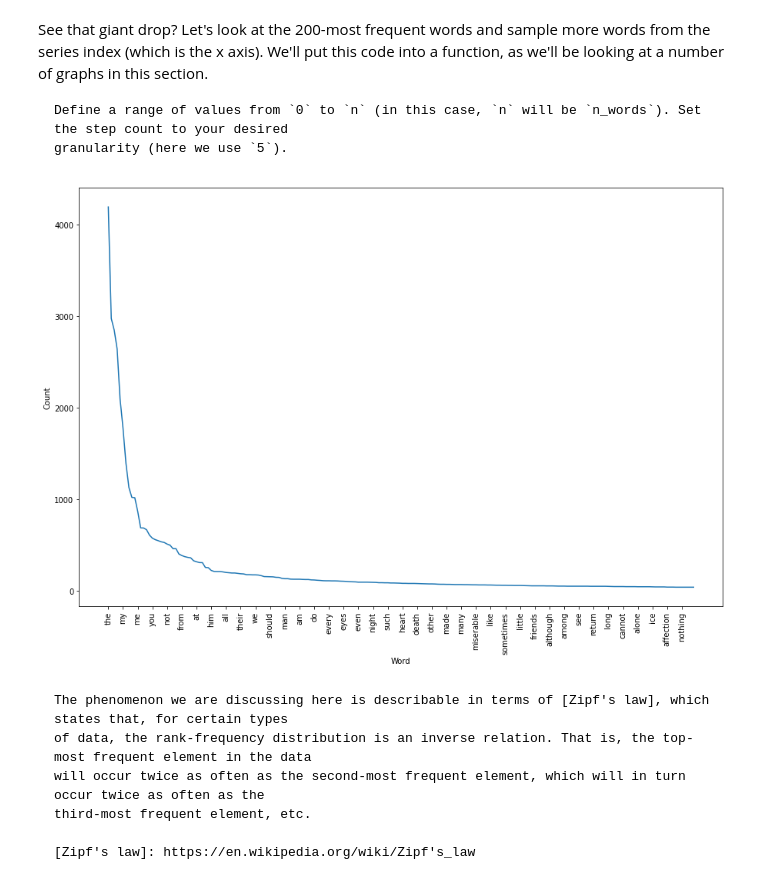
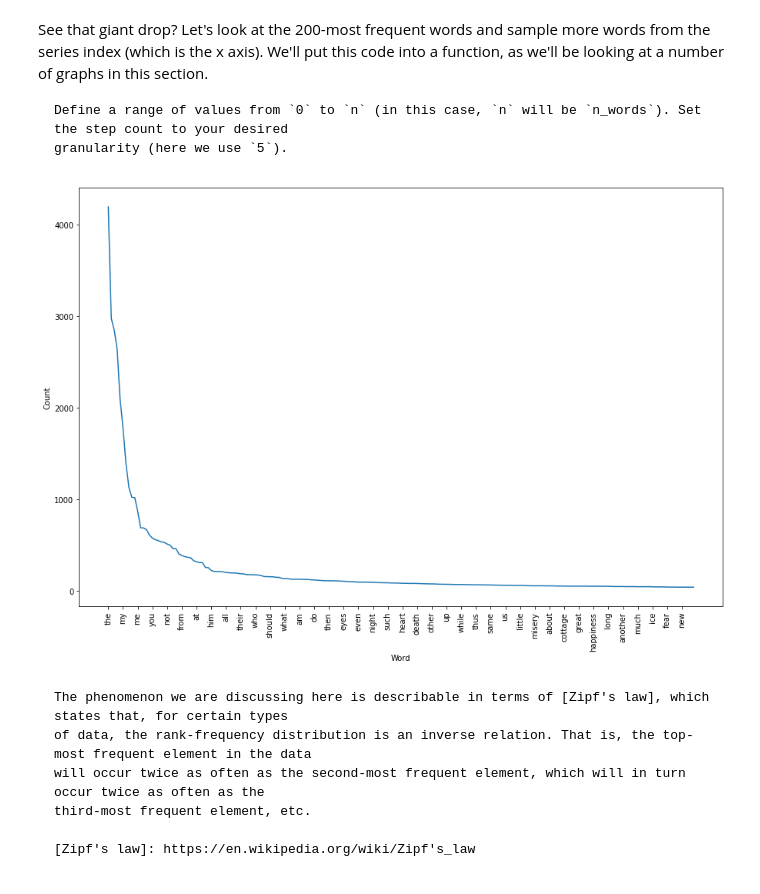
Before and after one commit to ucdavisdatalab/workshop_getting_started_with_textual_data, a Jupyter notebook: 02_cleaning-and-counting.ipynb, the cells around one changed output. Drawn from its saved outputs; the diff is of its cells as text; code cells hidden in the pictures.

````diff
--- a/02_cleaning-and-counting.ipynb
+++ b/02_cleaning-and-counting.ipynb
@@ -249,8 +249,7 @@ but this time, our metrics are much more robust. Let's use `Pandas` to make a qu
 # %%
 import pandas as pd
 
-cleaned_counts = pd.DataFrame(cleaned, columns = ['WORD'])
-cleaned_counts = cleaned_counts.groupby('WORD').size().sort_values(ascending=False)
-pd.DataFrame(cleaned_counts.head(25), columns = ['COUNT'])
+cleaned_counts = pd.Series(cleaned).value_counts()
+pd.DataFrame(cleaned_counts, columns = ['COUNT']).head(25)
 # %% [output]
 |  | COUNT |
@@ -297,16 +295,18 @@ granularity (here we use `5`).
 # %%
 def plot_counts(word_counts, n_words=200, label_sample=5):
     xticks_sample = range(0, n_words, label_sample)
-    word_counts[:n_words].plot(figsize = (15, 10),
-                               ylabel = "Count",
-                               xlabel = "Word",
-                               xticks = xticks_sample,
-                               rot = 90
-                              );
+
+    word_counts[:n_words].plot(
+        figsize = (15, 10),
+        ylabel = "Count",
+        xlabel = "Word",
+        xticks = xticks_sample,
+        rot = 90
+    );
 
 plot_counts(cleaned_counts, n_words=200, label_sample=5)
 # %% [output]
-[figure, old version]
+[figure, new version]
 # %% [markdown]
 ```{margin} Further context:
 The phenomenon we are discussing here is describable in terms of [Zipf's law], which states that, for certain types
````
Also changed, not shown: parts of 12 cells of this notebook, 1 other file.
